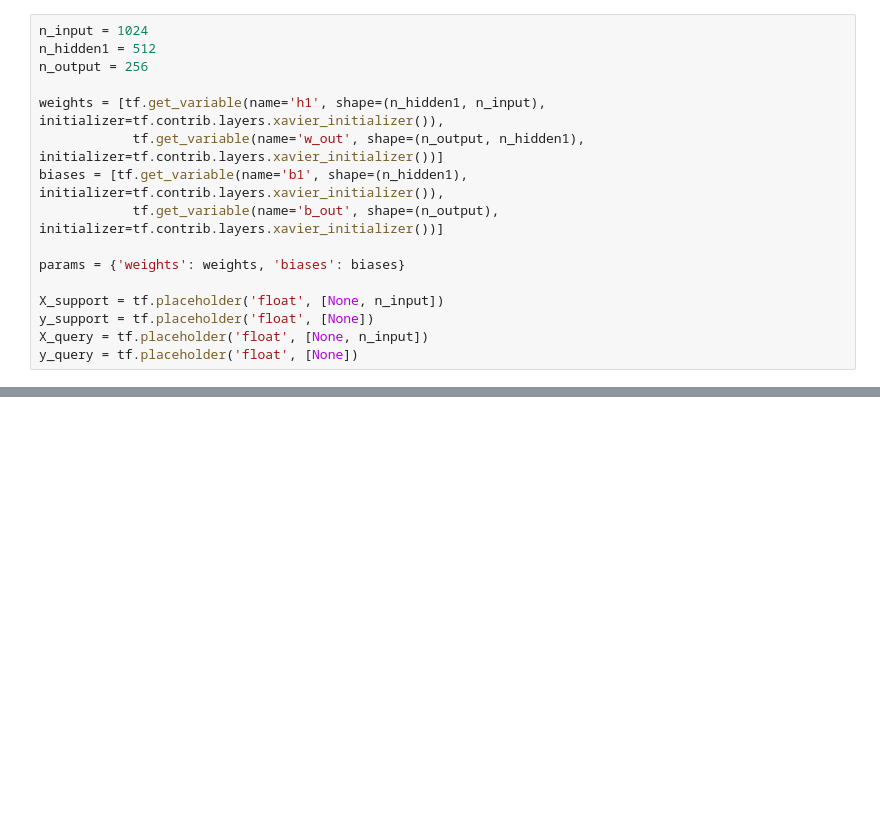
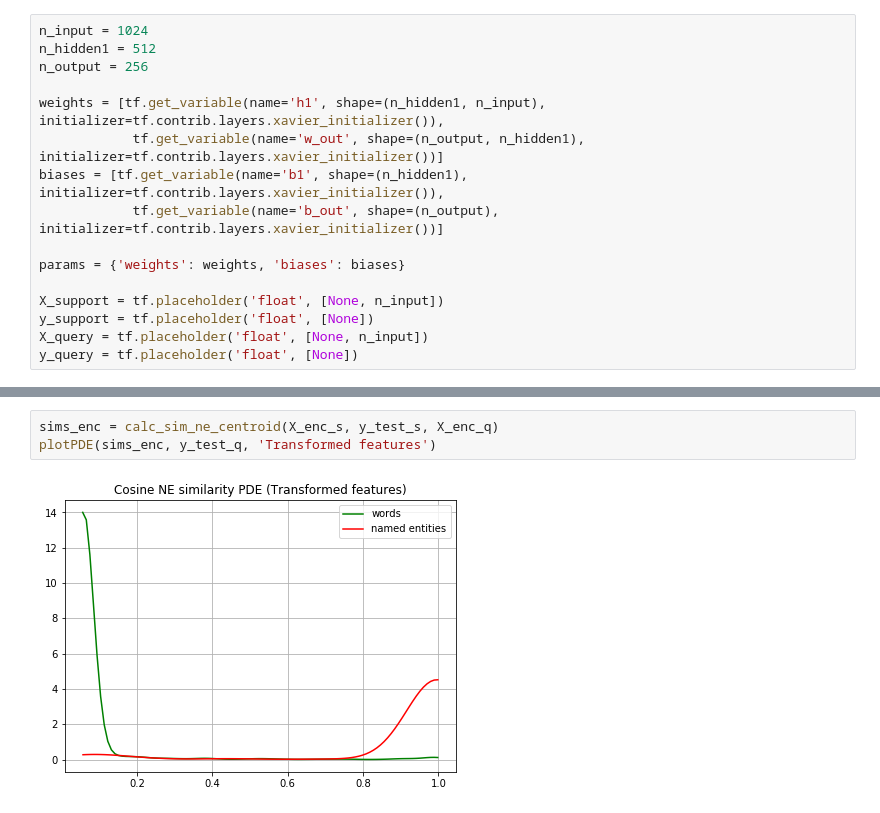
Before and after one commit to deeppavlov/fewshot_NER, a Jupyter notebook: notebooks/8. Metric network learning.ipynb, the cells around one changed output, grey strips where cells are left out. Cells and saved outputs as stored; diff of their text form; blank space fills up the shorter version.

```diff
--- a/notebooks/8. Metric network learning.ipynb
+++ b/notebooks/8. Metric network learning.ipynb
@@ -186,0 +276,5 @@ Step 10/10
+# %%
+sims_enc = calc_sim_ne_centroid(X_enc_s, y_test_s, X_enc_q)
+plotPDE(sims_enc, y_test_q, 'Transformed features')
+# %% [output]
+[figure, added]
```
Also changed, not shown: parts of 18 cells of this notebook, 2 other files.
